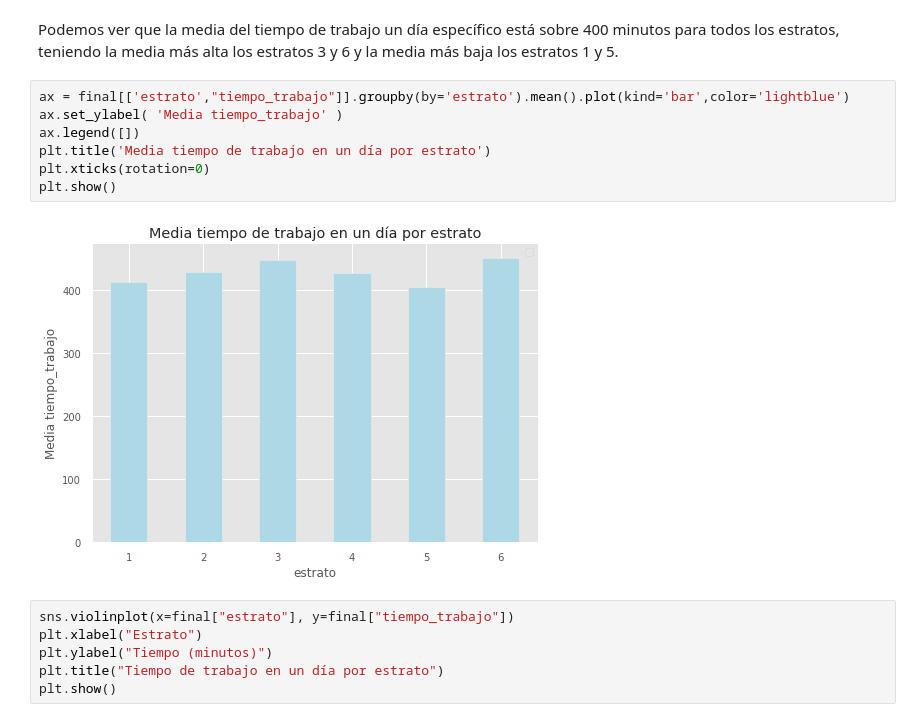
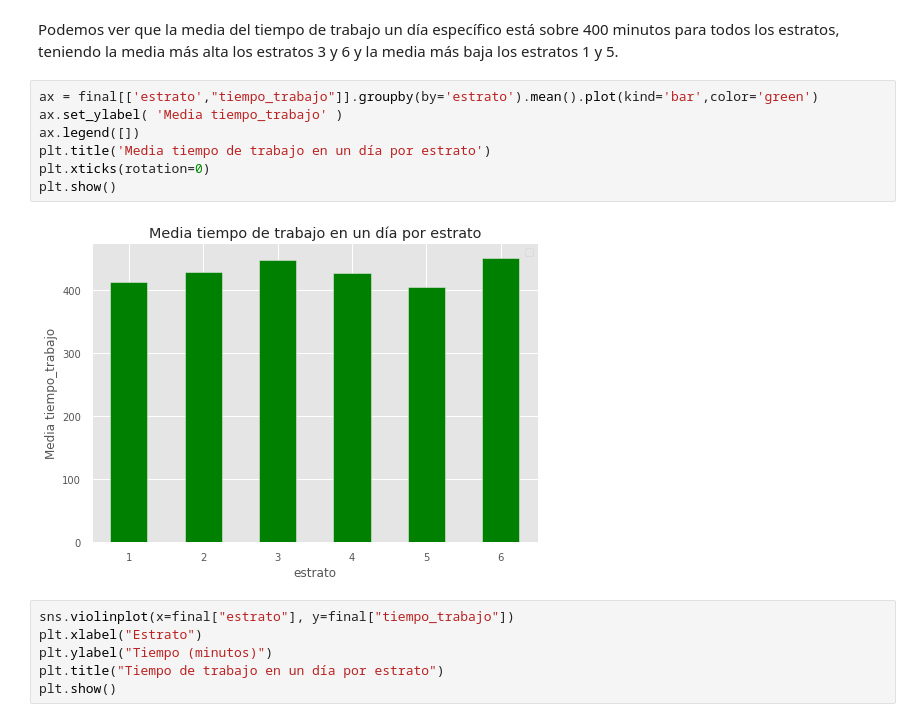
Before and after one commit to casalazara/Data-Science-Aplicado, a Jupyter notebook: Lab3/L3.ipynb, the cells around one changed output. Drawn from its saved outputs; the diff is of its cells as text.

```diff
--- a/Lab3/L3.ipynb
+++ b/Lab3/L3.ipynb
@@ -432,14 +432,14 @@ final[['estrato','tiempo_trabajo']].groupby(by='estrato').agg(['mean','std','max
 # %% [markdown]
 Podemos ver que la media del tiempo de trabajo un día específico está sobre 400 minutos para todos los estratos, teniendo la media más alta los estratos 3 y 6 y la media más baja los estratos 1 y 5.
 # %%
-ax = final[['estrato',"tiempo_trabajo"]].groupby(by='estrato').mean().plot(kind='bar',color='lightblue')
+ax = final[['estrato',"tiempo_trabajo"]].groupby(by='estrato').mean().plot(kind='bar',color='green')
 ax.set_ylabel( 'Media tiempo_trabajo' )
 ax.legend([])
 plt.title('Media tiempo de trabajo en un día por estrato')
 plt.xticks(rotation=0)
 plt.show()
 # %% [output]
-[figure, old version]
+[figure, new version]
 # %%
 sns.violinplot(x=final["estrato"], y=final["tiempo_trabajo"])
 plt.xlabel("Estrato")
```
